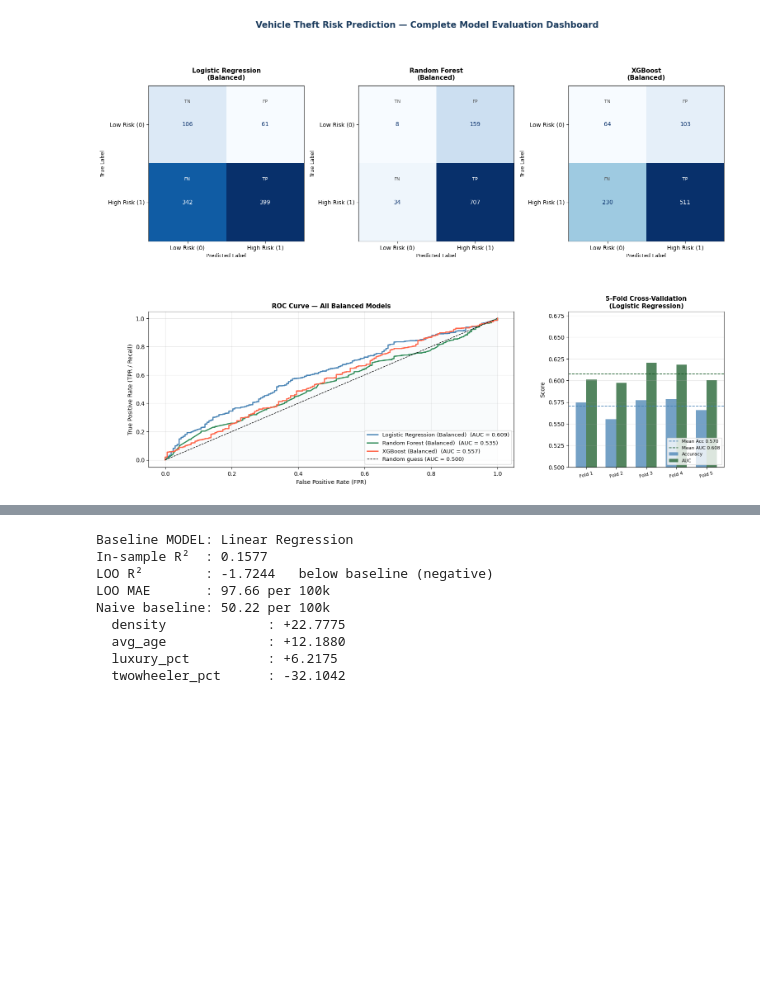
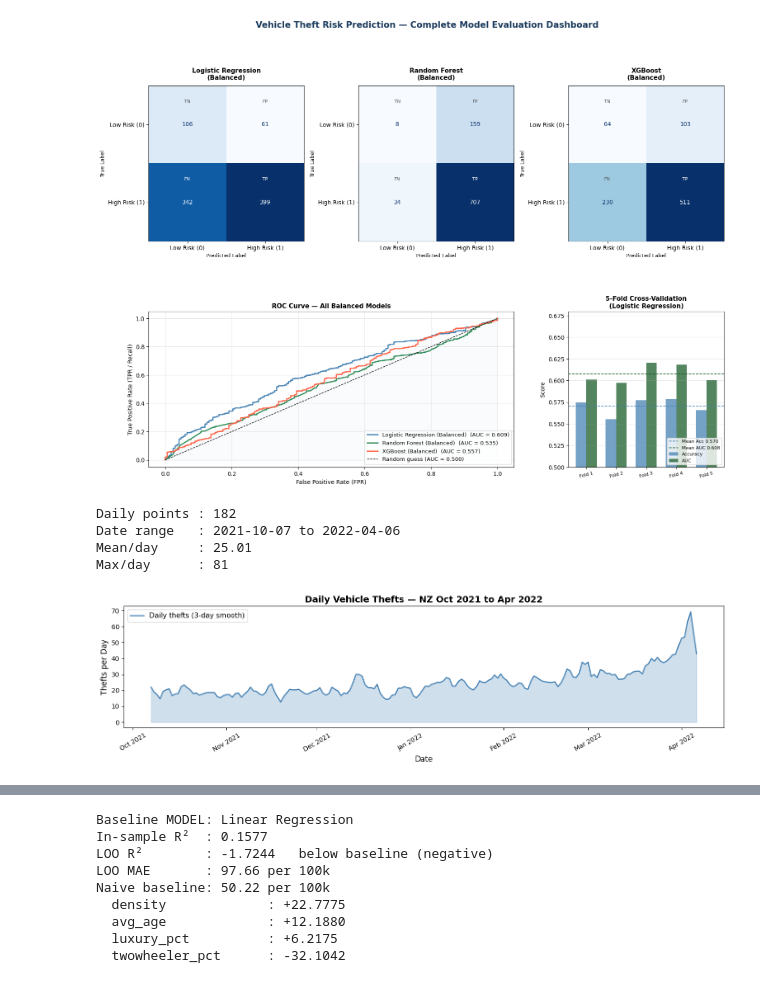
Before and after one commit to sudeep-77/vehicle-theft-trend, a Jupyter notebook: vehicle_theft_analysis_sd_v2.ipynb, the cells around one changed output, grey strips where cells are left out. Cells and saved outputs as stored; diff of their text form; code cells hidden in the pictures; blank space fills up the shorter version.

Commit message:
feat: add time series code in main file

```diff
--- a/vehicle_theft_analysis_sd_v2.ipynb
+++ b/vehicle_theft_analysis_sd_v2.ipynb
@@ -1409,3 +1414,41 @@ plt.savefig('evaluation_dashboard.png', dpi=180, bbox_inches='tight',
 plt.show()
 # %% [output]
 [figure]
+# %%
+df_merged = df_merged.sort_values('date_stolen').reset_index(drop=True)
+
+# Daily counts — fill missing days with 0
+daily_raw = (df_merged.groupby(df_merged['date_stolen'].dt.date)['vehicle_id']
+             .count().rename('thefts'))
+daily_raw.index = pd.to_datetime(daily_raw.index)
+daily_raw = daily_raw.asfreq('D').fillna(0)
+
+# 3-day centred rolling smooth to reduce noise
+ts = daily_raw.rolling(window=3, min_periods=1, center=True).mean()
+
+print(f'Daily points : {len(ts)}')
+print(f'Date range   : {ts.index[0].date()} to {ts.index[-1].date()}')
+print(f'Mean/day     : {ts.mean():.2f}')
+print(f'Max/day      : {daily_raw.max():.0f}')
+
+# Plot
+fig, ax = plt.subplots(figsize=(14,4))
+ax.fill_between(ts.index, ts.values, alpha=0.25, color='steelblue')
+ax.plot(ts.index, ts.values, color='steelblue', linewidth=1.8,
+        label='Daily thefts (3-day smooth)')
+ax.set_title('Daily Vehicle Thefts — NZ Oct 2021 to Apr 2022',
+             fontsize=14, fontweight='bold')
+ax.set_ylabel('Thefts per Day', fontsize=12)
+ax.set_xlabel('Date', fontsize=12)
+ax.xaxis.set_major_formatter(mdates.DateFormatter('%b %Y'))
+ax.tick_params(axis='x', rotation=30)
+ax.legend(fontsize=11)
+plt.tight_layout()
+plt.savefig('daily_series.png', dpi=150, bbox_inches='tight')
+plt.show()
+# %% [output]
+Daily points : 182
+Date range   : 2021-10-07 to 2022-04-06
+Mean/day     : 25.01
+Max/day      : 81
+[figure, added]
```
Also changed, not shown: parts of 6 cells of this notebook, 5 other files.
